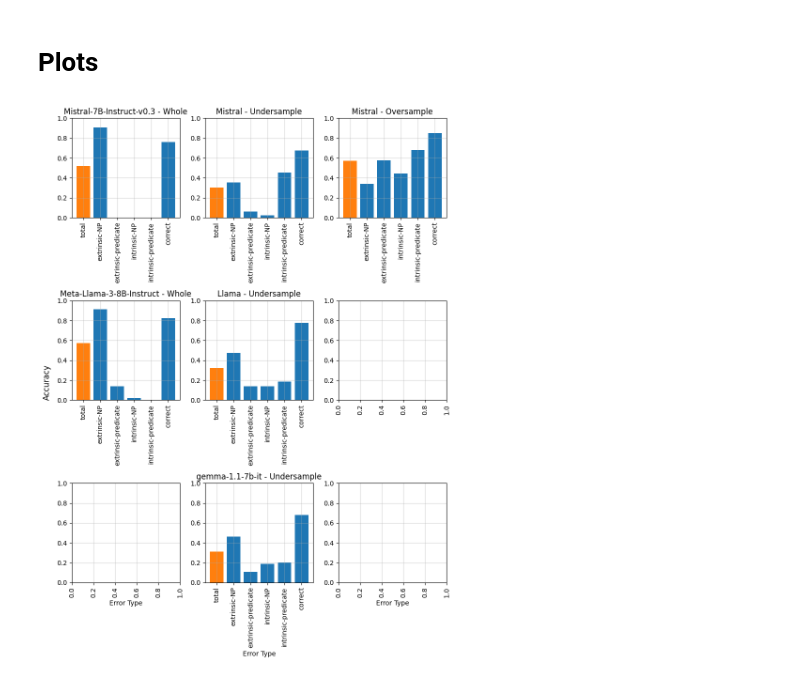
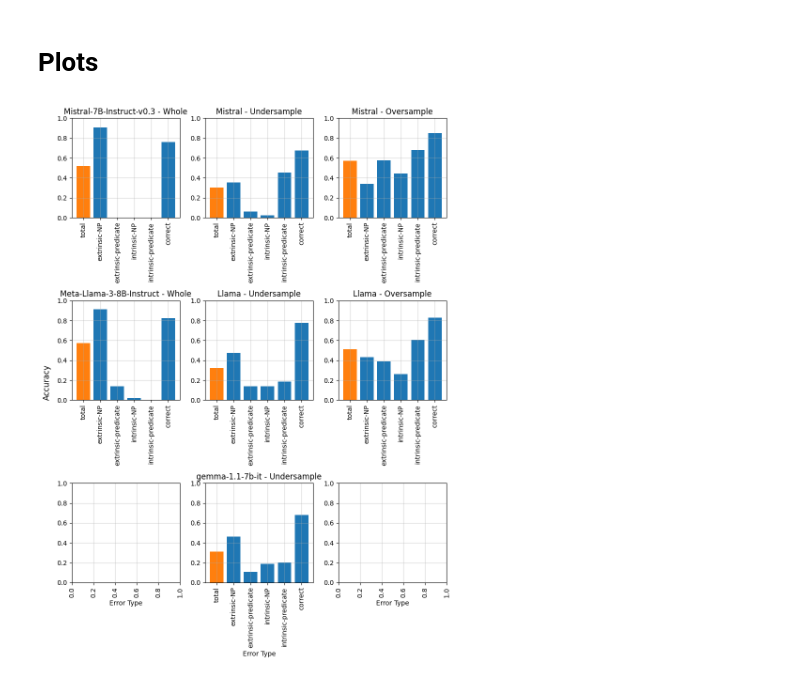
Before and after one commit to Lislaam/llm_hallucinations, a Jupyter notebook: plots.ipynb, the cells around one changed output. Saved outputs shown, nothing was run; the diff lists cells and outputs as text; code cells hidden in the pictures.

Commit message:
result + analysing dataset

```diff
--- a/plots.ipynb
+++ b/plots.ipynb
@@ -48,6 +48,15 @@ llama_under = {
     "correct": 0.7794117647058824
 }
 
+llama_over = {
+    "total": 0.5103004291845493,
+    "extrinsic-NP": 0.43412526997840173,
+    "extrinsic-predicate": 0.390625,
+    "intrinsic-NP": 0.2638580931263858,
+    "intrinsic-predicate": 0.6078028747433265,
+    "correct": 0.8274428274428275
+}
+
 gemma_under = {
     "total": 0.31329113924050633,
     "extrinsic-NP": 0.4625,
@@ -58,41 +67,43 @@ gemma_under = {
 }
 # %%
 # List of data dictionaries
-datasets = [mistral_whole, mistral_under, mistral_over, llama_whole, llama_under, gemma_under]
-labels = ["Mistral-7B-Instruct-v0.3 - Whole", "Mistral - Undersample", "Mistral - Oversample", "Meta-Llama-3-8B-Instruct - Whole", "Llama - Undersample", "gemma-1.1-7b-it - Undersample"]
+datasets = [mistral_whole, mistral_under, mistral_over, llama_whole, llama_under, llama_over, gemma_under]
+labels = ["Mistral-7B-Instruct-v0.3 - Whole", "Mistral - Undersample", "Mistral - Oversample",
+          "Meta-Llama-3-8B-Instruct - Whole", "Llama - Undersample", "Llama - Oversample",
+           "gemma-1.1-7b-it - Undersample"]
 
 # Create a figure with 3 subplots
 fig, axs = plt.subplots(3, 3, figsize=(9, 12))
 
 # Flatten the axs array for easy iteration
 axs = axs.flatten()
 
 # Loop through datasets and axes
-help = [0,1, 2, 3, 4, None, None, 5]
+help = [0, 1, 2, 3, 4, 5, None, 6]
 for i, ax in enumerate(axs):  #(data, ax) in enumerate(zip(datasets,
-    if i in [0, 1, 2, 3, 4, 7]:
+    if i in [0, 1, 2, 3, 4, 5, 7]:
         keys = list(datasets[help[i]].keys())
         values = list(datasets[help[i]].values())
         # Assign colors: Red for 'total', blue for others
         colors = ['C1' if key == 'total' else 'C0' for key in keys]
 
         ax.bar(keys, values, color=colors)
         ax.set_title(f'{labels[help[i]]}')
 
     if i in [6, 7, 8]:
         ax.set_xlabel('Error Type')
 
     ax.set_ylim(0, 1)  # Assuming values are in the range 0 to 1
     ax.grid('--', alpha=0.5)
     ax.tick_params(axis='x', rotation=90)  # Rotate x-axis labels for better readability
 
 fig.supylabel('Accuracy')
 #fig.suptitle('Error Analysis')
 
 # Adjust layout to prevent overlap
 plt.tight_layout()
 
 # Display the plots
 plt.show()
 # %% [output]
-[figure, old version]
+[figure, new version]
```
Also changed, not shown: 6 other files.
